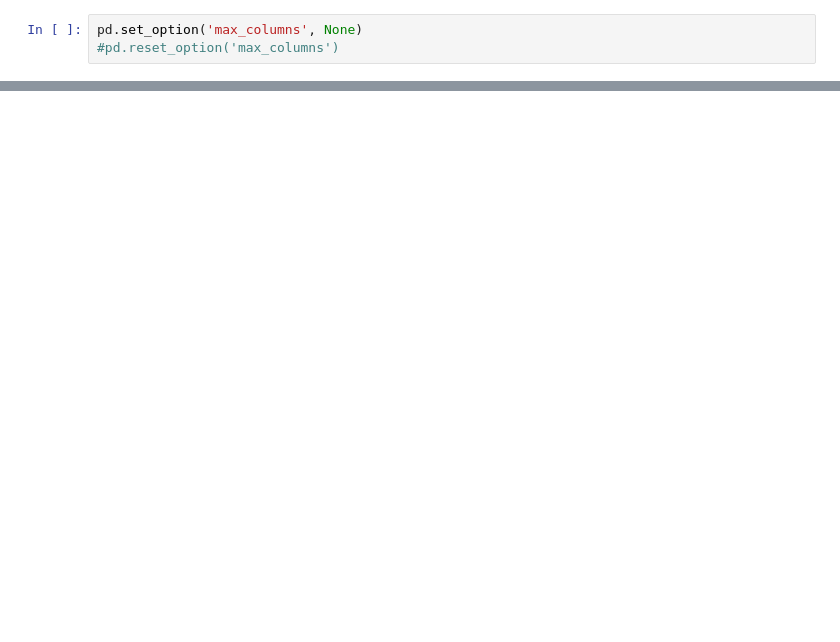
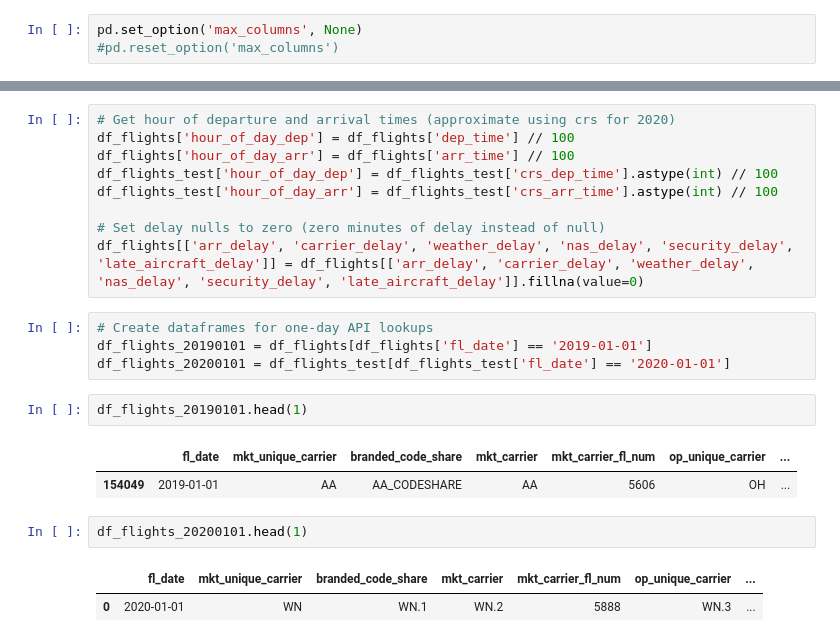
Before and after one commit to NB094/LHL_Midterm_1, a Jupyter notebook: Nik_feature_engineering.ipynb, the cells around one changed output, grey strips where cells are left out. Saved outputs shown, nothing was run; the diff lists cells and outputs as text; blank space fills up the shorter version.

```diff
--- a/Nik_feature_engineering.ipynb
+++ b/Nik_feature_engineering.ipynb
@@ -7,0 +47,23 @@ df_flights = pd.read_csv('flights_data.csv')
+# %%
+# Get hour of departure and arrival times (approximate using crs for 2020)
+df_flights['hour_of_day_dep'] = df_flights['dep_time'] // 100
+df_flights['hour_of_day_arr'] = df_flights['arr_time'] // 100
+df_flights_test['hour_of_day_dep'] = df_flights_test['crs_dep_time'].astype(int) // 100
+df_flights_test['hour_of_day_arr'] = df_flights_test['crs_arr_time'].astype(int) // 100
+
+# Set delay nulls to zero (zero minutes of delay instead of null)
+df_flights[['arr_delay', 'carrier_delay', 'weather_delay', 'nas_delay', 'security_delay', 'late_aircraft_delay']] = df_flights[['arr_delay', 'carrier_delay', 'weather_delay', 'nas_delay', 'security_delay', 'late_aircraft_delay']].fillna(value=0)
+# %%
+# Create dataframes for one-day API lookups
+df_flights_20190101 = df_flights[df_flights['fl_date'] == '2019-01-01']
+df_flights_20200101 = df_flights_test[df_flights_test['fl_date'] == '2020-01-01']
+# %%
+df_flights_20190101.head(1)
+# %% [output]
+|  | fl_date | mkt_unique_carrier | branded_code_share | mkt_carrier | mkt_carrier_fl_num | op_unique_carrier | ... |
+| 154049 | 2019-01-01 | AA | AA_CODESHARE | AA | 5606 | OH | ... |
+# %%
+df_flights_20200101.head(1)
+# %% [output]
+|  | fl_date | mkt_unique_carrier | branded_code_share | mkt_carrier | mkt_carrier_fl_num | op_unique_carrier | ... |
+| 0 | 2020-01-01 | WN | WN.1 | WN.2 | 5888 | WN.3 | ... |
```
Also changed, not shown: parts of 27 cells of this notebook, 3 other files.
